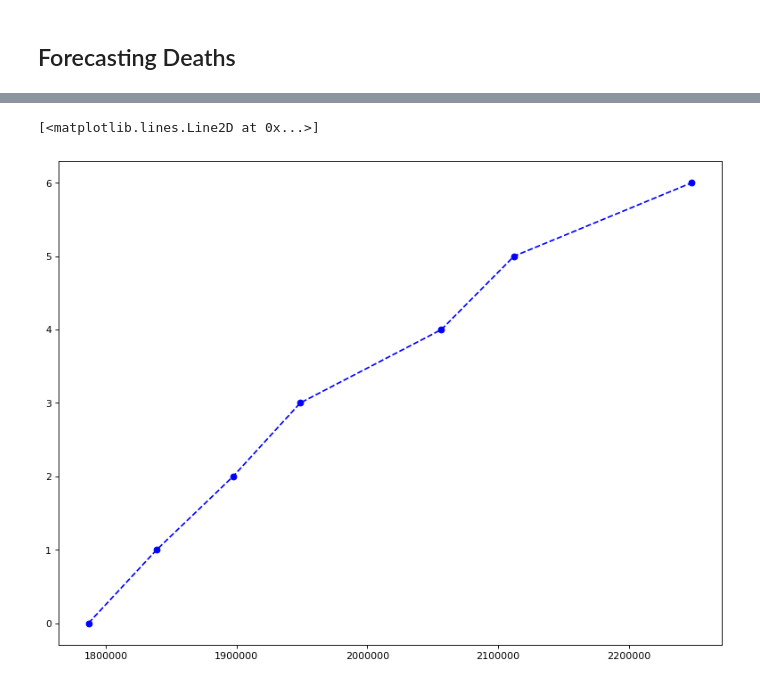
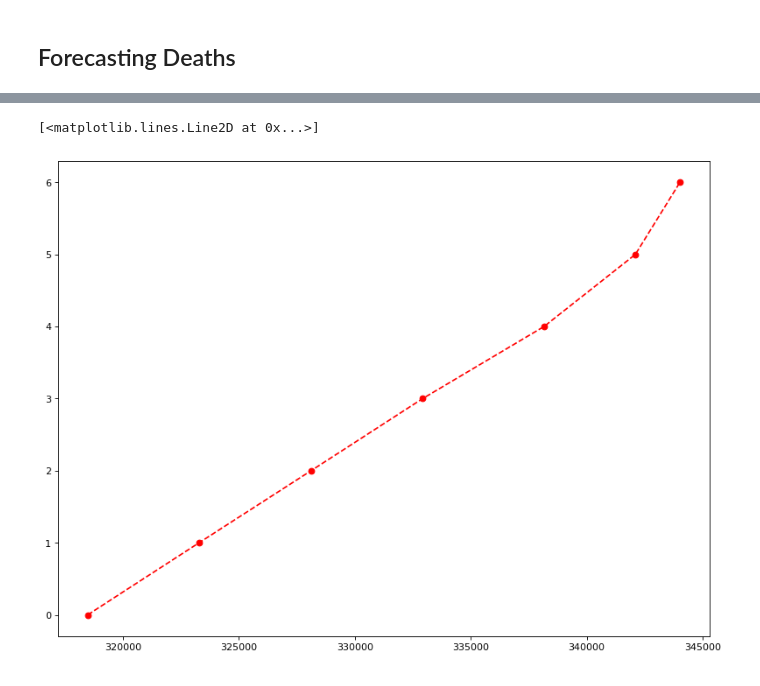
Before and after one commit to asrjy/covid-lstm, a Jupyter notebook: lstm.ipynb, the cells around one changed output, grey strips where cells are left out. Saved outputs shown, nothing was run; the diff lists cells and outputs as text; code cells hidden in the pictures.

```diff
--- a/lstm.ipynb
+++ b/lstm.ipynb
@@ -448,0 +431,4 @@ df_temp_rec
+# %%
+df_temp_dea = df_dea
+df_temp_dea.loc[d1] = forecast_dea
+df_temp_dea
@@ -449,7 +449,7 @@ df_temp_rec
 # %%
 from matplotlib.pyplot import figure
 figure(num=None, figsize=(12,9), dpi=80, facecolor='w', edgecolor='k')
-plt.plot(df_temp_rec[-7:], range(7), linestyle='--', marker='o', color='b')
+plt.plot(df_temp_dea[-7:], range(7), linestyle='--', marker='o', color='r')
 # %% [output]
 [<matplotlib.lines.Line2D at 0x...>]
-[figure, old version]
+[figure, new version]
```
Also changed, not shown: parts of 9 cells of this notebook.
